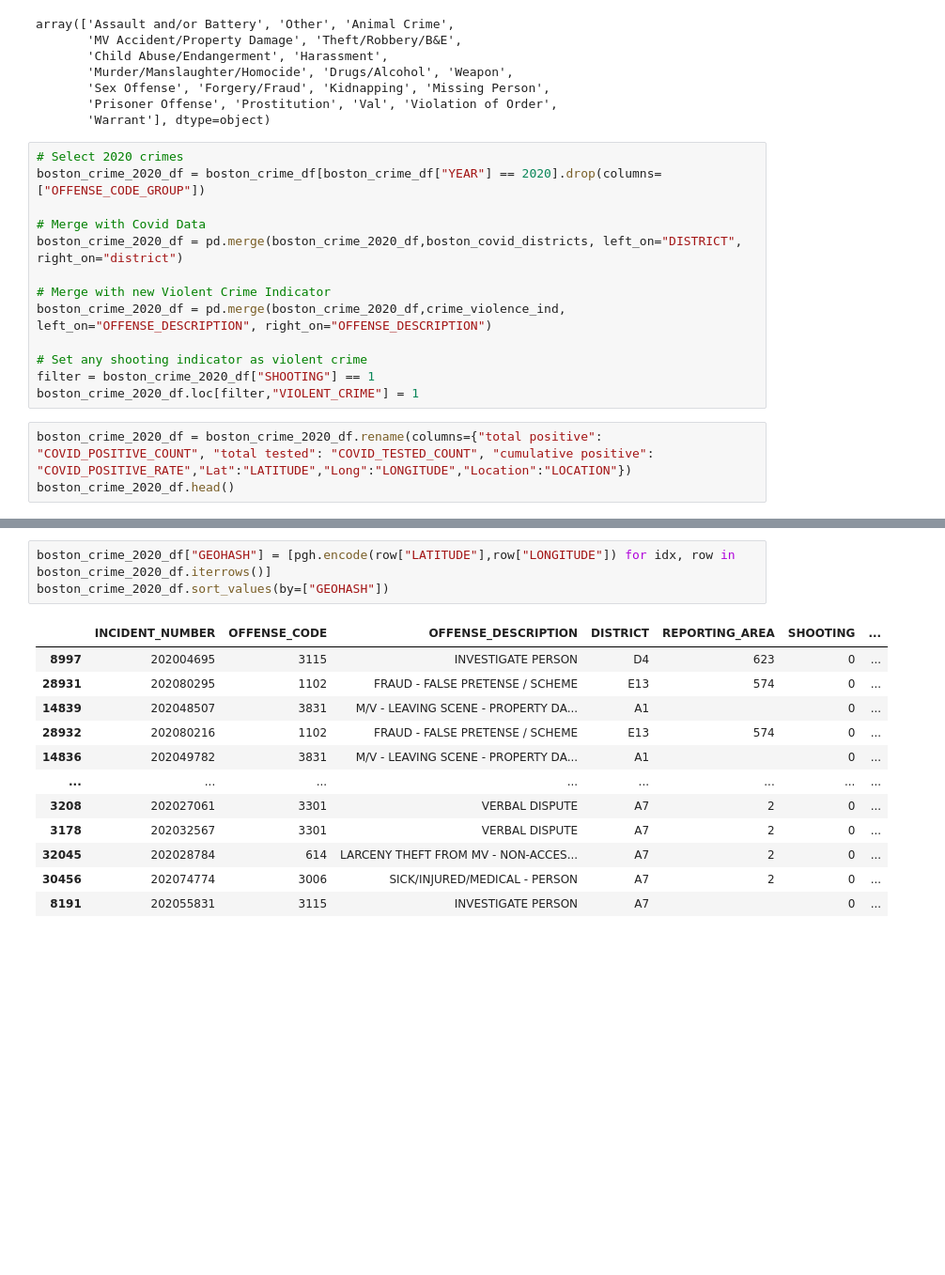
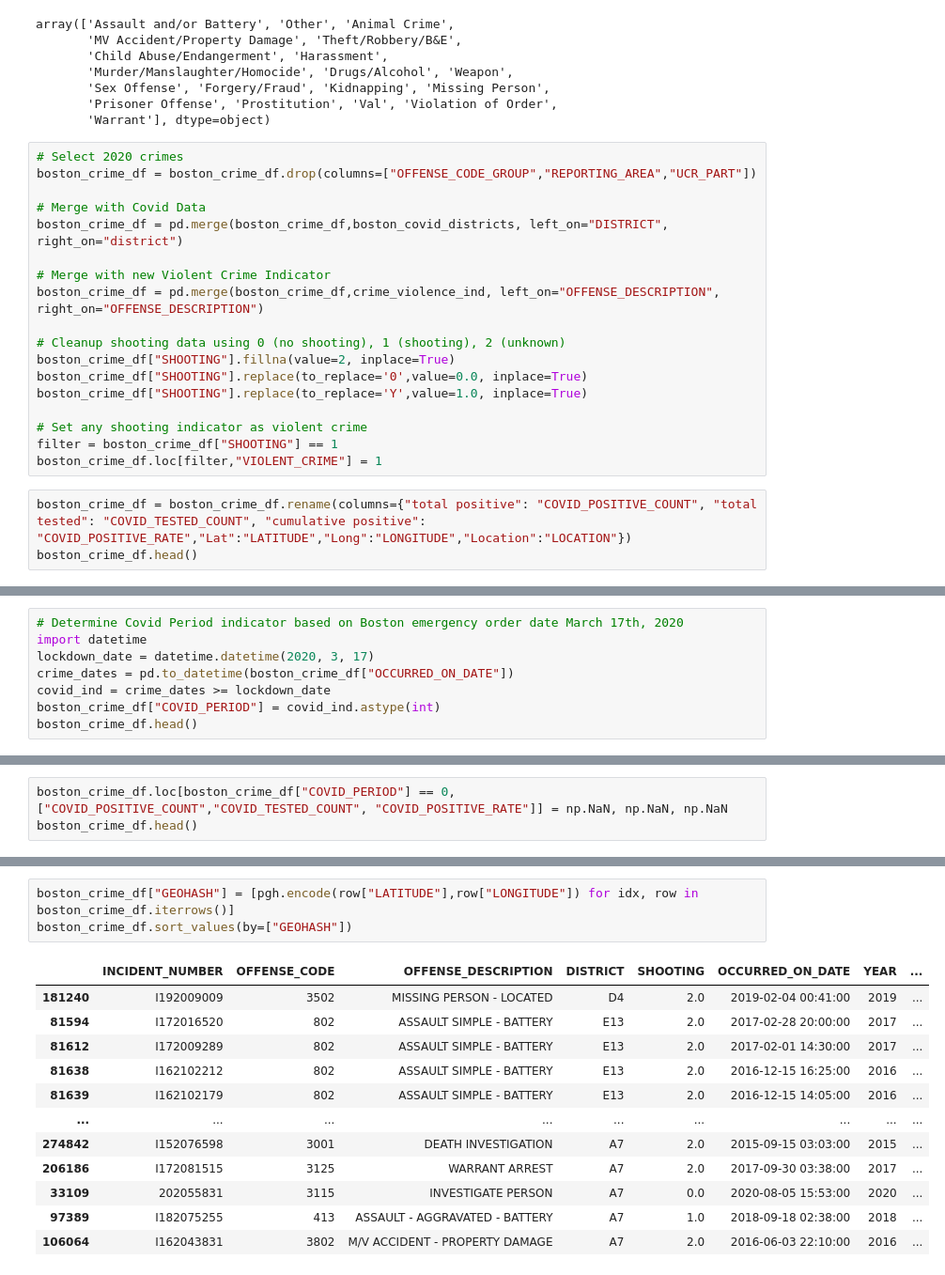
Before and after one commit to YolandaMDavis/cs109a-fall2020, a Jupyter notebook: Boston_Covid_Analysis.ipynb, the cells around one changed output, grey strips where cells are left out. Shown: that part at 94% size. Drawn from its saved outputs; the diff is of its cells as text; blank space fills up the shorter version.

Commit message:
updated to use full set of data and added covid ind columns

```diff
--- a/Boston_Covid_Analysis.ipynb
+++ b/Boston_Covid_Analysis.ipynb
@@ -112,18 +112,23 @@ array(['Assault and/or Battery', 'Other', 'Animal Crime',
        'Warrant'], dtype=object)
 # %%
 # Select 2020 crimes
-boston_crime_2020_df = boston_crime_df[boston_crime_df["YEAR"] == 2020].drop(columns=["OFFENSE_CODE_GROUP"])
+boston_crime_df = boston_crime_df.drop(columns=["OFFENSE_CODE_GROUP","REPORTING_AREA","UCR_PART"])
 
 # Merge with Covid Data
-boston_crime_2020_df = pd.merge(boston_crime_2020_df,boston_covid_districts, left_on="DISTRICT", right_on="district")
+boston_crime_df = pd.merge(boston_crime_df,boston_covid_districts, left_on="DISTRICT", right_on="district")
 
 # Merge with new Violent Crime Indicator
-boston_crime_2020_df = pd.merge(boston_crime_2020_df,crime_violence_ind, left_on="OFFENSE_DESCRIPTION", right_on="OFFENSE_DESCRIPTION")
+boston_crime_df = pd.merge(boston_crime_df,crime_violence_ind, left_on="OFFENSE_DESCRIPTION", right_on="OFFENSE_DESCRIPTION")
+
+# Cleanup shooting data using 0 (no shooting), 1 (shooting), 2 (unknown)
+boston_crime_df["SHOOTING"].fillna(value=2, inplace=True)
+boston_crime_df["SHOOTING"].replace(to_replace='0',value=0.0, inplace=True)
+boston_crime_df["SHOOTING"].replace(to_replace='Y',value=1.0, inplace=True)
 
 # Set any shooting indicator as violent crime
-filter = boston_crime_2020_df["SHOOTING"] == 1
-boston_crime_2020_df.loc[filter,"VIOLENT_CRIME"] = 1
+filter = boston_crime_df["SHOOTING"] == 1
+boston_crime_df.loc[filter,"VIOLENT_CRIME"] = 1
 # %%
-boston_crime_2020_df = boston_crime_2020_df.rename(columns={"total positive": "COVID_POSITIVE_COUNT", "total tested": "COVID_TESTED_COUNT", "cumulative positive": "COVID_POSITIVE_RATE","Lat":"LATITUDE","Long":"LONGITUDE","Location":"LOCATION"})
-boston_crime_2020_df.head()
+boston_crime_df = boston_crime_df.rename(columns={"total positive": "COVID_POSITIVE_COUNT", "total tested": "COVID_TESTED_COUNT", "cumulative positive": "COVID_POSITIVE_RATE","Lat":"LATITUDE","Long":"LONGITUDE","Location":"LOCATION"})
+boston_crime_df.head()
 # %% [output]
@@ -135,0 +141,8 @@ boston_crime_2020_df.head()
+# %%
+# Determine Covid Period indicator based on Boston emergency order date March 17th, 2020
+import datetime
+lockdown_date = datetime.datetime(2020, 3, 17)
+crime_dates = pd.to_datetime(boston_crime_df["OCCURRED_ON_DATE"])
+covid_ind = crime_dates >= lockdown_date
+boston_crime_df["COVID_PERIOD"] = covid_ind.astype(int)
+boston_crime_df.head()
@@ -135,0 +156,3 @@ boston_crime_2020_df.head()
+# %%
+boston_crime_df.loc[boston_crime_df["COVID_PERIOD"] == 0, ["COVID_POSITIVE_COUNT","COVID_TESTED_COUNT", "COVID_POSITIVE_RATE"]] = np.NaN, np.NaN, np.NaN
+boston_crime_df.head()
@@ -136,16 +166,16 @@ boston_crime_2020_df.head()
 # %%
-boston_crime_2020_df["GEOHASH"] = [pgh.encode(row["LATITUDE"],row["LONGITUDE"]) for idx, row in boston_crime_2020_df.iterrows()]
-boston_crime_2020_df.sort_values(by=["GEOHASH"])
+boston_crime_df["GEOHASH"] = [pgh.encode(row["LATITUDE"],row["LONGITUDE"]) for idx, row in boston_crime_df.iterrows()]
+boston_crime_df.sort_values(by=["GEOHASH"])
 # %% [output]
-|  | INCIDENT_NUMBER | OFFENSE_CODE | OFFENSE_DESCRIPTION | DISTRICT | REPORTING_AREA | SHOOTING | ... |
-| 8997 | 202004695 | 3115 | INVESTIGATE PERSON | D4 | 623 | 0 | ... |
-| 28931 | 202080295 | 1102 | FRAUD - FALSE PRETENSE / SCHEME | E13 | 574 | 0 | ... |
-| 14839 | 202048507 | 3831 | M/V - LEAVING SCENE - PROPERTY DA... | A1 |  | 0 | ... |
-| 28932 | 202080216 | 1102 | FRAUD - FALSE PRETENSE / SCHEME | E13 | 574 | 0 | ... |
-| 14836 | 202049782 | 3831 | M/V - LEAVING SCENE - PROPERTY DA... | A1 |  | 0 | ... |
-| ... | ... | ... | ... | ... | ... | ... | ... |
-| 3208 | 202027061 | 3301 | VERBAL DISPUTE | A7 | 2 | 0 | ... |
-| 3178 | 202032567 | 3301 | VERBAL DISPUTE | A7 | 2 | 0 | ... |
-| 32045 | 202028784 | 614 | LARCENY THEFT FROM MV - NON-ACCES... | A7 | 2 | 0 | ... |
-| 30456 | 202074774 | 3006 | SICK/INJURED/MEDICAL - PERSON | A7 | 2 | 0 | ... |
-| 8191 | 202055831 | 3115 | INVESTIGATE PERSON | A7 |  | 0 | ... |
+|  | INCIDENT_NUMBER | OFFENSE_CODE | OFFENSE_DESCRIPTION | DISTRICT | SHOOTING | OCCURRED_ON_DATE | YEAR | ... |
+| 181240 | I192009009 | 3502 | MISSING PERSON - LOCATED | D4 | 2.0 | 2019-02-04 00:41:00 | 2019 | ... |
+| 81594 | I172016520 | 802 | ASSAULT SIMPLE - BATTERY | E13 | 2.0 | 2017-02-28 20:00:00 | 2017 | ... |
+| 81612 | I172009289 | 802 | ASSAULT SIMPLE - BATTERY | E13 | 2.0 | 2017-02-01 14:30:00 | 2017 | ... |
+| 81638 | I162102212 | 802 | ASSAULT SIMPLE - BATTERY | E13 | 2.0 | 2016-12-15 16:25:00 | 2016 | ... |
+| 81639 | I162102179 | 802 | ASSAULT SIMPLE - BATTERY | E13 | 2.0 | 2016-12-15 14:05:00 | 2016 | ... |
+| ... | ... | ... | ... | ... | ... | ... | ... | ... |
+| 274842 | I152076598 | 3001 | DEATH INVESTIGATION | A7 | 2.0 | 2015-09-15 03:03:00 | 2015 | ... |
+| 206186 | I172081515 | 3125 | WARRANT ARREST | A7 | 2.0 | 2017-09-30 03:38:00 | 2017 | ... |
+| 33109 | 202055831 | 3115 | INVESTIGATE PERSON | A7 | 0.0 | 2020-08-05 15:53:00 | 2020 | ... |
+| 97389 | I182075255 | 413 | ASSAULT - AGGRAVATED - BATTERY | A7 | 1.0 | 2018-09-18 02:38:00 | 2018 | ... |
+| 106064 | I162043831 | 3802 | M/V ACCIDENT - PROPERTY DAMAGE | A7 | 2.0 | 2016-06-03 22:10:00 | 2016 | ... |
```
Also changed, not shown: parts of 6 cells of this notebook.
